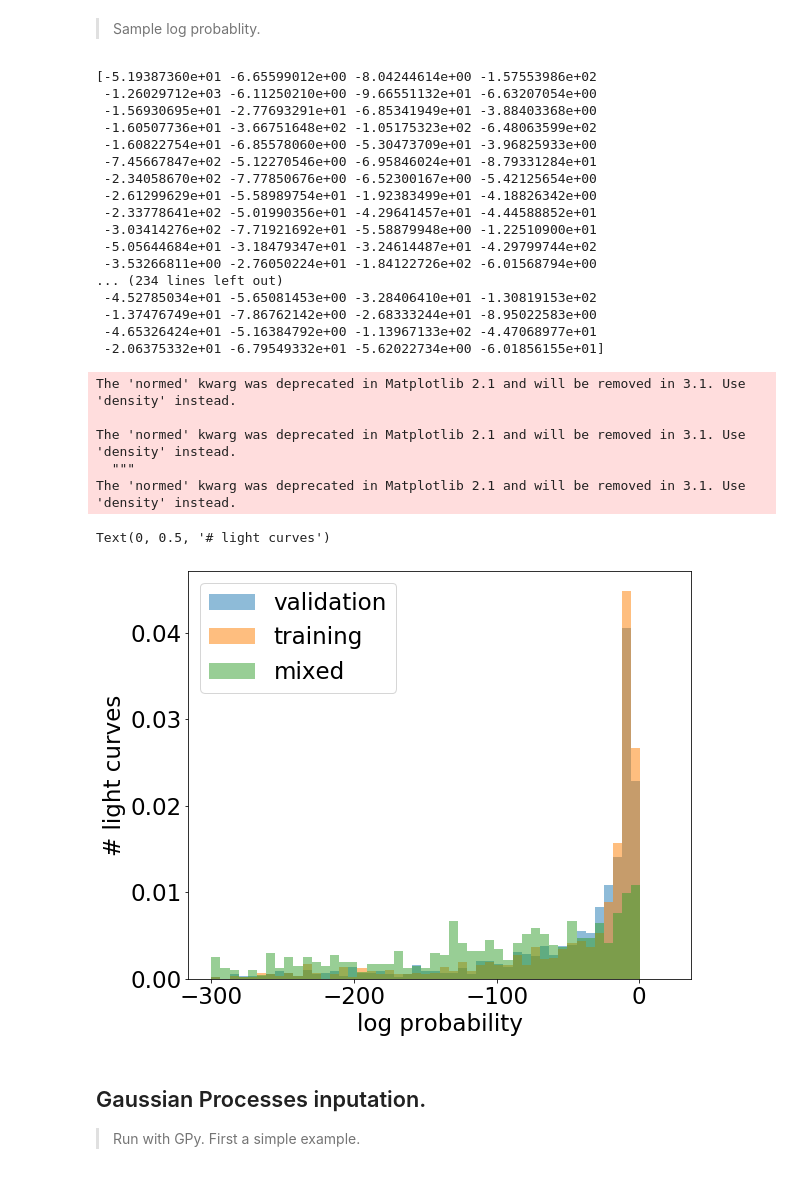
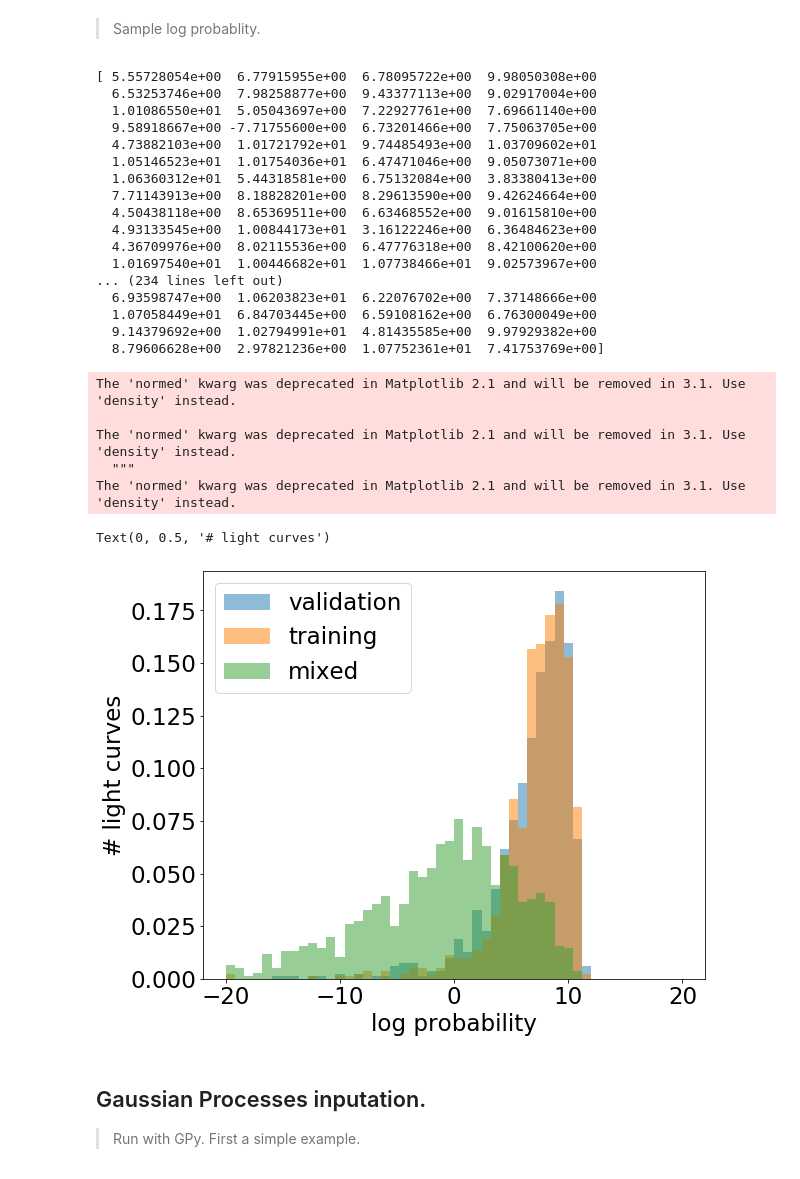
Before and after one commit to tingyuansen/IMLE_on_Galaxy_Images, a Jupyter notebook: AGN_Doublets.ipynb, the cells around one changed output. Drawn from its saved outputs; the diff is of its cells as text; code cells hidden in the pictures.

```diff
--- a/AGN_Doublets.ipynb
+++ b/AGN_Doublets.ipynb
@@ -702,19 +702,19 @@ os.environ['KMP_DUPLICATE_LIB_OK']='True'
 
 #========================================================================================================
 # read scattering coefficents
-y_tr = np.load("../Sx_all_validation_dense.npy")
+y_tr = np.load("../Sx_all_normal_dense.npy")
 y_tr = np.log10(y_tr)
 
 ### make linear regression
-intercept_1 = []
-for i in range(y_tr.shape[0]):
-    slope, intercept, dummy, dummy, dummy = stats.linregress(np.arange(y_tr.shape[1]),y_tr[i,:])
-    intercept_1.append(intercept)
-intercept_1 = np.array(intercept_1)
+# intercept_1 = []
+# for i in range(y_tr.shape[0]):
+#     slope, intercept, dummy, dummy, dummy = stats.linregress(np.arange(y_tr.shape[1]),y_tr[i,:])
+#     intercept_1.append(intercept)
+# intercept_1 = np.array(intercept_1)
+# y_tr[:,0] = intercept_1
 
 ### eliminate the other information
-y_tr[:,0] = intercept_1
-y_tr[:,1:] = np.random.normal(size=y_tr[:,1:].shape)
+y_tr[:,3:5] = np.random.normal(size=y_tr[:,3:5].shape)
 
 # exclude entries with nan (no small scale)
 # valid_entry = []
@@ -778,50 +778,50 @@ flow.eval()
 log_prob_x = flow.log_prob(y_tr).detach().numpy()
 
 # save results
-np.savez("../real_nvp_results_light_curve_validation_dense.npz",\
+np.savez("../real_nvp_results_light_curve_normal_dense.npz",\
          log_prob_x = log_prob_x)
 
 print(log_prob_x)
 # %% [output]
-[-5.19387360e+01 -6.65599012e+00 -8.04244614e+00 -1.57553986e+02
- -1.26029712e+03 -6.11250210e+00 -9.66551132e+01 -6.63207054e+00
- -1.56930695e+01 -2.77693291e+01 -6.85341949e+01 -3.88403368e+00
- -1.60507736e+01 -3.66751648e+02 -1.05175323e+02 -6.48063599e+02
- -1.60822754e+01 -6.85578060e+00 -5.30473709e+01 -3.96825933e+00
- -7.45667847e+02 -5.12270546e+00 -6.95846024e+01 -8.79331284e+01
- -2.34058670e+02 -7.77850676e+00 -6.52300167e+00 -5.42125654e+00
- -2.61299629e+01 -5.58989754e+01 -1.92383499e+01 -4.18826342e+00
- -2.33778641e+02 -5.01990356e+01 -4.29641457e+01 -4.44588852e+01
- -3.03414276e+02 -7.71921692e+01 -5.58879948e+00 -1.22510900e+01
- -5.05644684e+01 -3.18479347e+01 -3.24614487e+01 -4.29799744e+02
- -3.53266811e+00 -2.76050224e+01 -1.84122726e+02 -6.01568794e+00
+[ 5.55728054e+00  6.77915955e+00  6.78095722e+00  9.98050308e+00
+  6.53253746e+00  7.98258877e+00  9.43377113e+00  9.02917004e+00
+  1.01086550e+01  5.05043697e+00  7.22927761e+00  7.69661140e+00
+  9.58918667e+00 -7.71755600e+00  6.73201466e+00  7.75063705e+00
+  4.73882103e+00  1.01721792e+01  9.74485493e+00  1.03709602e+01
+  1.05146523e+01  1.01754036e+01  6.47471046e+00  9.05073071e+00
+  1.06360312e+01  5.44318581e+00  6.75132084e+00  3.83380413e+00
+  7.71143913e+00  8.18828201e+00  8.29613590e+00  9.42624664e+00
+  4.50438118e+00  8.65369511e+00  6.63468552e+00  9.01615810e+00
+  4.93133545e+00  1.00844173e+01  3.16122246e+00  6.36484623e+00
+  4.36709976e+00  8.02115536e+00  6.47776318e+00  8.42100620e+00
+  1.01697540e+01  1.00446682e+01  1.07738466e+01  9.02573967e+00
 ... (234 lines left out)
- -4.52785034e+01 -5.65081453e+00 -3.28406410e+01 -1.30819153e+02
- -1.37476749e+01 -7.86762142e+00 -2.68333244e+01 -8.95022583e+00
- -4.65326424e+01 -5.16384792e+00 -1.13967133e+02 -4.47068977e+01
- -2.06375332e+01 -6.79549332e+01 -5.62022734e+00 -6.01856155e+01]
+  6.93598747e+00  1.06203823e+01  6.22076702e+00  7.37148666e+00
+  1.07058449e+01  6.84703445e+00  6.59108162e+00  6.76300049e+00
+  9.14379692e+00  1.02794991e+01  4.81435585e+00  9.97929382e+00
+  8.79606628e+00  2.97821236e+00  1.07752361e+01  7.41753769e+00]
 # %%
 temp = np.load("../real_nvp_results_light_curve_validation_dense.npz")
-plt.hist(temp["log_prob_x"], bins=50, label="validation", alpha=0.5, range=[-300,20], normed=True);
+plt.hist(temp["log_prob_x"], bins=50, label="validation", alpha=0.5, range=[-20,20], normed=True);
 
 temp = np.load("../real_nvp_results_light_curve_normal_dense.npz")
-plt.hist(temp["log_prob_x"], bins=50, label="training", alpha=0.5, range=[-300,20], normed=True);
+plt.hist(temp["log_prob_x"], bins=50, label="training", alpha=0.5, range=[-20,20], normed=True);
 
 temp = np.load("../real_nvp_results_light_curve_mixed_dense.npz")
-plt.hist(temp["log_prob_x"], bins=50, label="mixed", alpha=0.5, range=[-300,20], normed=True);
+plt.hist(temp["log_prob_x"], bins=50, label="mixed", alpha=0.5, range=[-20,20], normed=True);
 
 plt.legend()
 
 plt.xlabel("log probability")
 plt.ylabel("# light curves")
 # %% [output]
 The 'normed' kwarg was deprecated in Matplotlib 2.1 and will be removed in 3.1. Use 'density' instead.
 
 The 'normed' kwarg was deprecated in Matplotlib 2.1 and will be removed in 3.1. Use 'density' instead.
   """
 The 'normed' kwarg was deprecated in Matplotlib 2.1 and will be removed in 3.1. Use 'density' instead.
 Text(0, 0.5, '# light curves')
-[figure, old version]
+[figure, new version]
 # %% [markdown]
 ## Gaussian Processes inputation.
 
```
Also changed, not shown: 1 other file.
